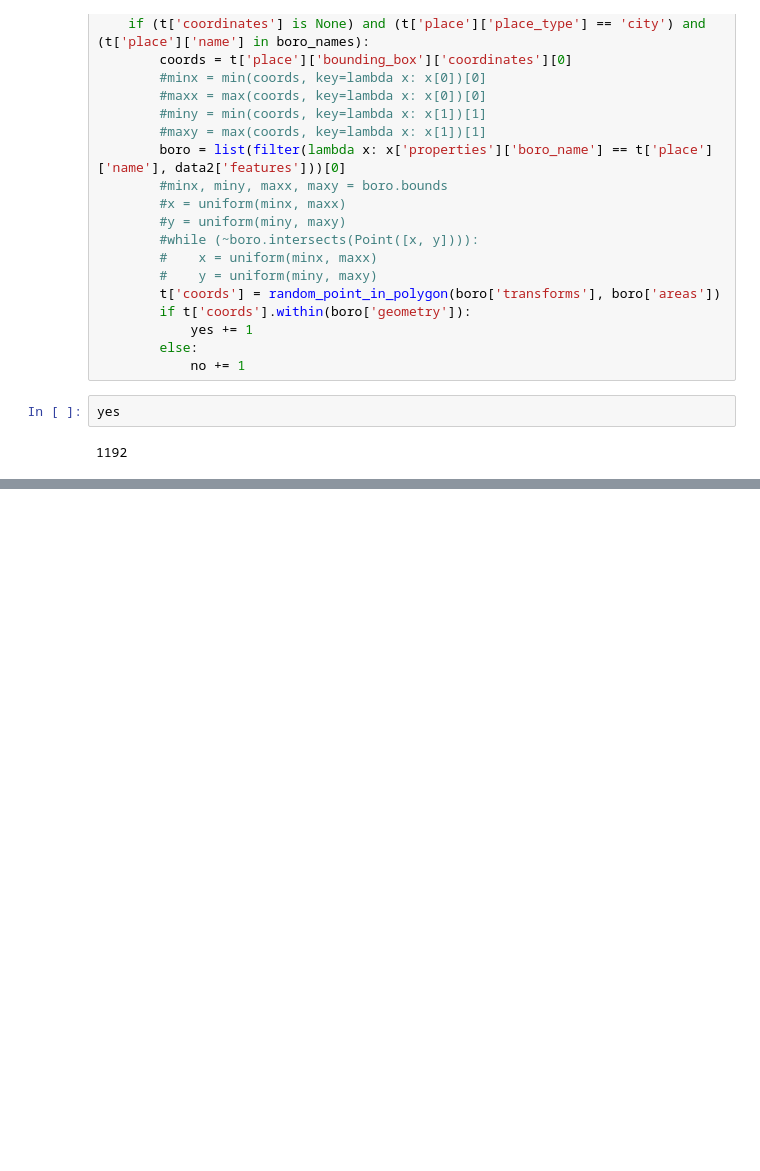
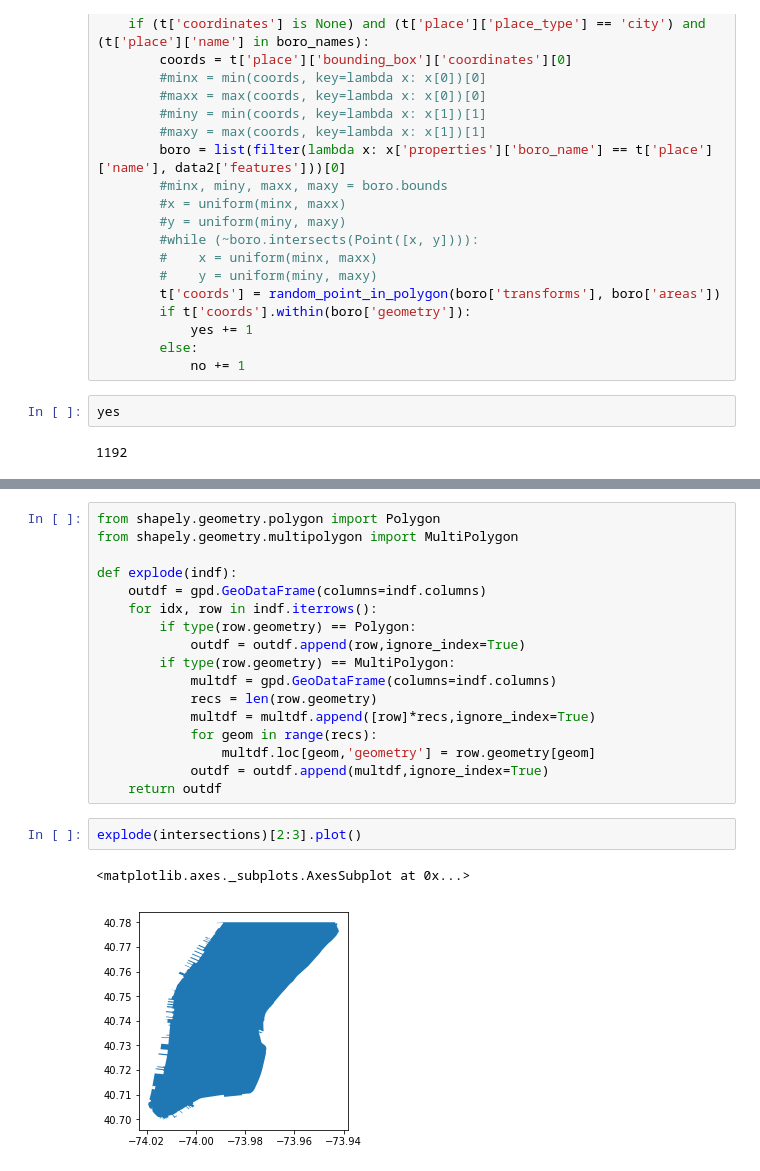
Before and after one commit to pmandiola/nycpulsewall, a Jupyter notebook: Testing Tweepy.ipynb, the cells around one changed output, grey strips where cells are left out. Drawn from its saved outputs; the diff is of its cells as text; blank space fills up the shorter version.

```diff
--- a/Testing Tweepy.ipynb
+++ b/Testing Tweepy.ipynb
@@ -427,0 +477,22 @@ yes
+# %%
+from shapely.geometry.polygon import Polygon
+from shapely.geometry.multipolygon import MultiPolygon
+
+def explode(indf):
+    outdf = gpd.GeoDataFrame(columns=indf.columns)
+    for idx, row in indf.iterrows():
+        if type(row.geometry) == Polygon:
+            outdf = outdf.append(row,ignore_index=True)
+        if type(row.geometry) == MultiPolygon:
+            multdf = gpd.GeoDataFrame(columns=indf.columns)
+            recs = len(row.geometry)
+            multdf = multdf.append([row]*recs,ignore_index=True)
+            for geom in range(recs):
+                multdf.loc[geom,'geometry'] = row.geometry[geom]
+            outdf = outdf.append(multdf,ignore_index=True)
+    return outdf
+# %%
+explode(intersections)[2:3].plot()
+# %% [output]
+<matplotlib.axes._subplots.AxesSubplot at 0x...>
+[figure, added]
```
Also changed, not shown: parts of 19 cells of this notebook, 6 other files.
